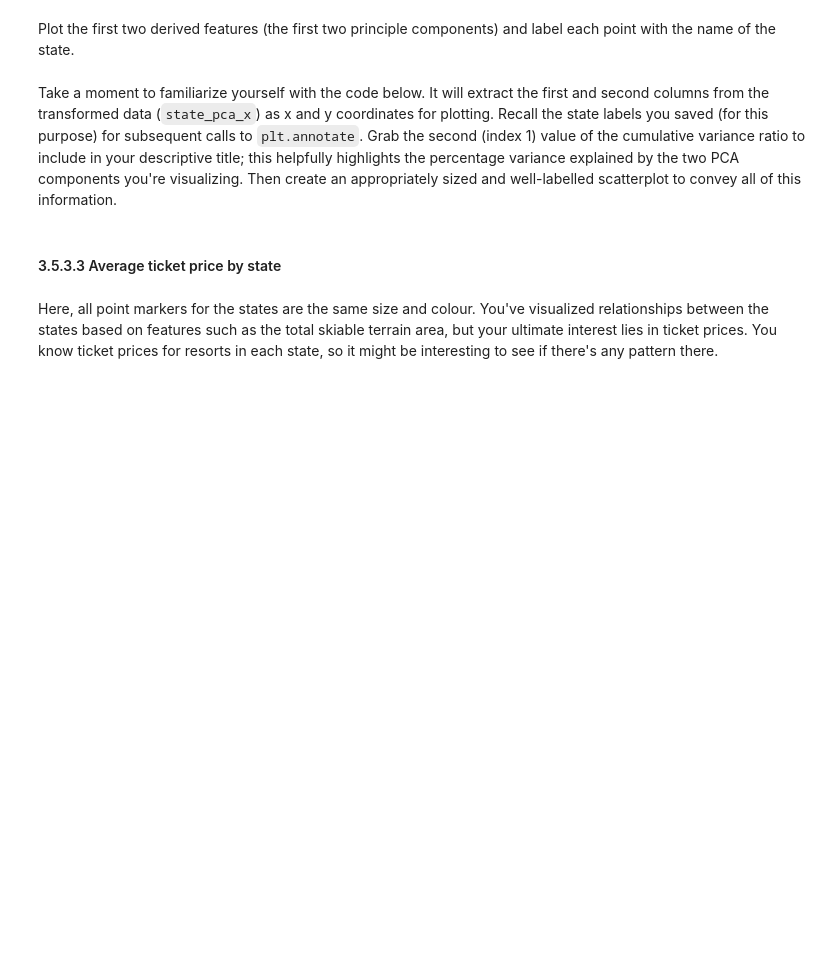
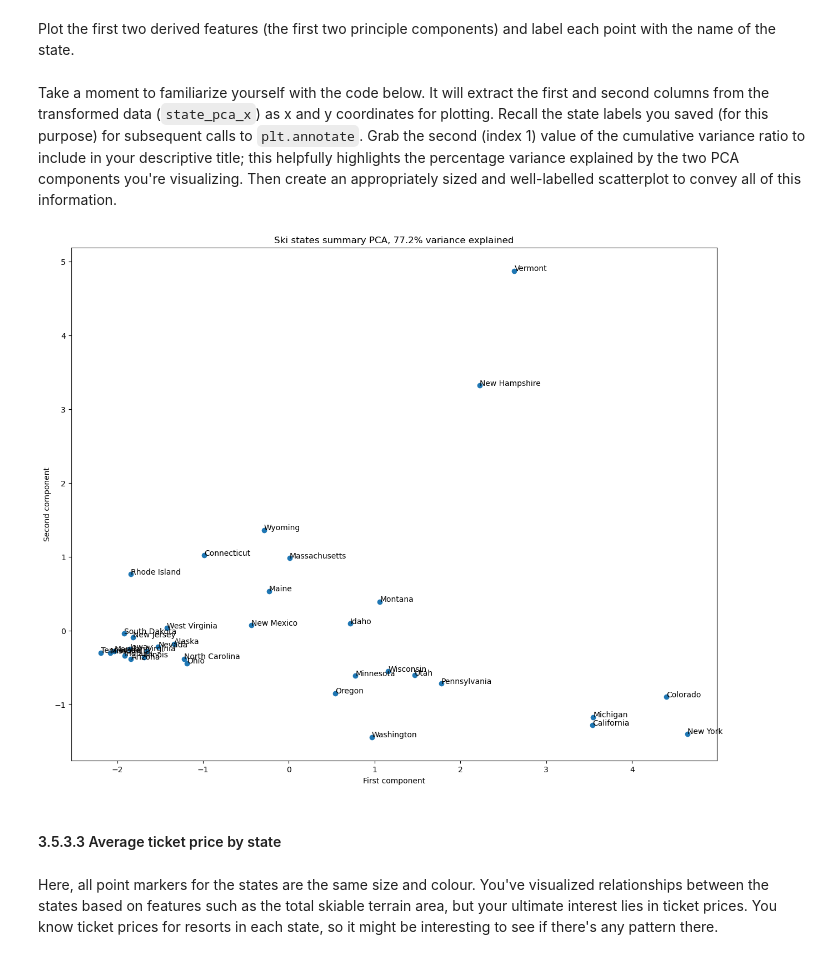
Before and after one commit to Warwise/DataScienceGuidedCapstone, a Jupyter notebook: Notebooks/03_exploratory_data_analysis.ipynb, the cells around one changed output. Saved outputs shown, nothing was run; the diff lists cells and outputs as text; code cells hidden in the pictures; blank space fills up the shorter version.

```diff
--- a/Notebooks/03_exploratory_data_analysis.ipynb
+++ b/Notebooks/03_exploratory_data_analysis.ipynb
@@ -389,6 +409,6 @@ Apply the transformation to the data to obtain the derived features.
 # %%
 #Code task 7#
 #Call `state_pca`'s `transform()` method, passing in `state_summary_scale` as its argument
-state_pca_x = state_pca.___(___)
+state_pca_x = state_pca.transform(state_summary_scale)
 # %%
 state_pca_x.shape
@@ -401,15 +423,17 @@ to convey all of this information.
 # %%
 x = state_pca_x[:, 0]
 y = state_pca_x[:, 1]
 state = state_summary_index
 pc_var = 100 * state_pca.explained_variance_ratio_.cumsum()[1]
-plt.subplots(figsize=(10,8))
+plt.subplots(figsize=(15,12))
 plt.scatter(x=x, y=y)
 plt.xlabel('First component')
 plt.ylabel('Second component')
 plt.title(f'Ski states summary PCA, {pc_var:.1f}% variance explained')
 for s, x, y in zip(state, x, y):
     plt.annotate(s, (x, y))
+# %% [output]
+[figure, added]
 # %% [markdown]
 #### 3.5.3.3 Average ticket price by state<a id='3.5.3.3_Average_ticket_price_by_state'></a>
 # %% [markdown]
```
Also changed, not shown: parts of 4 cells of this notebook.
